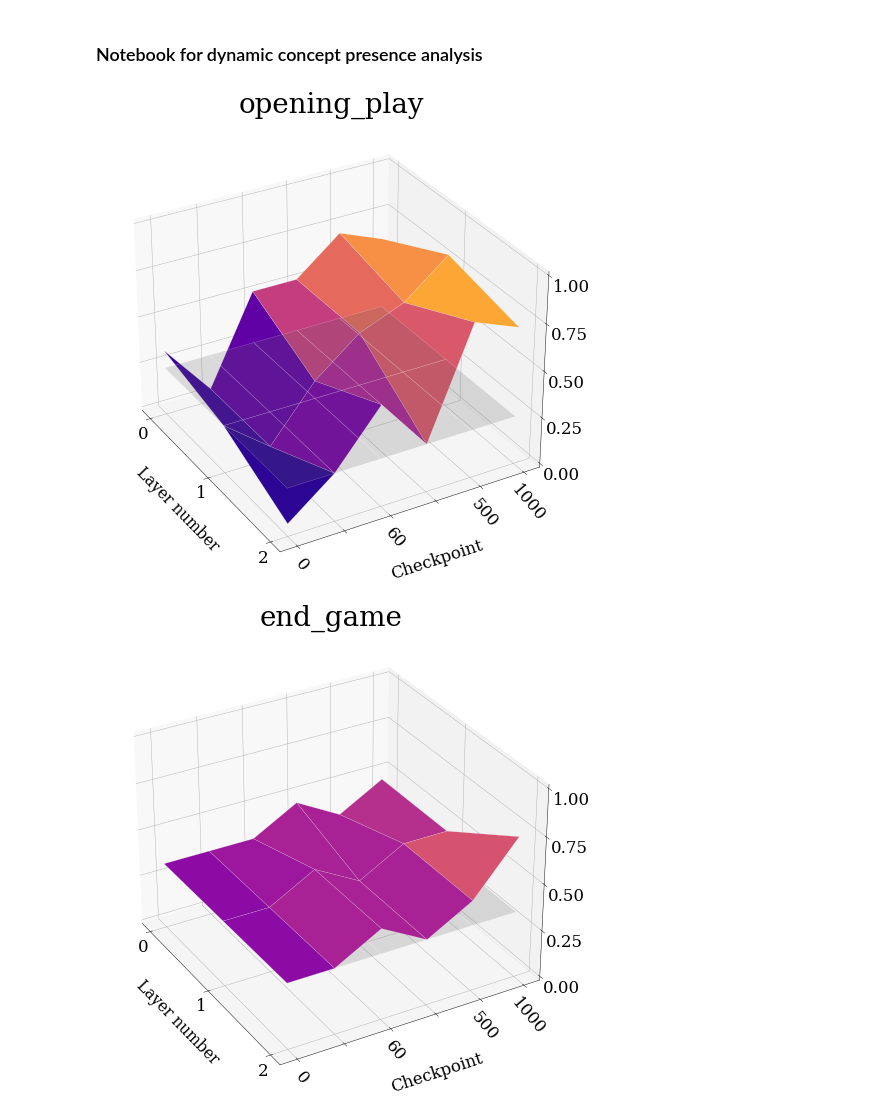
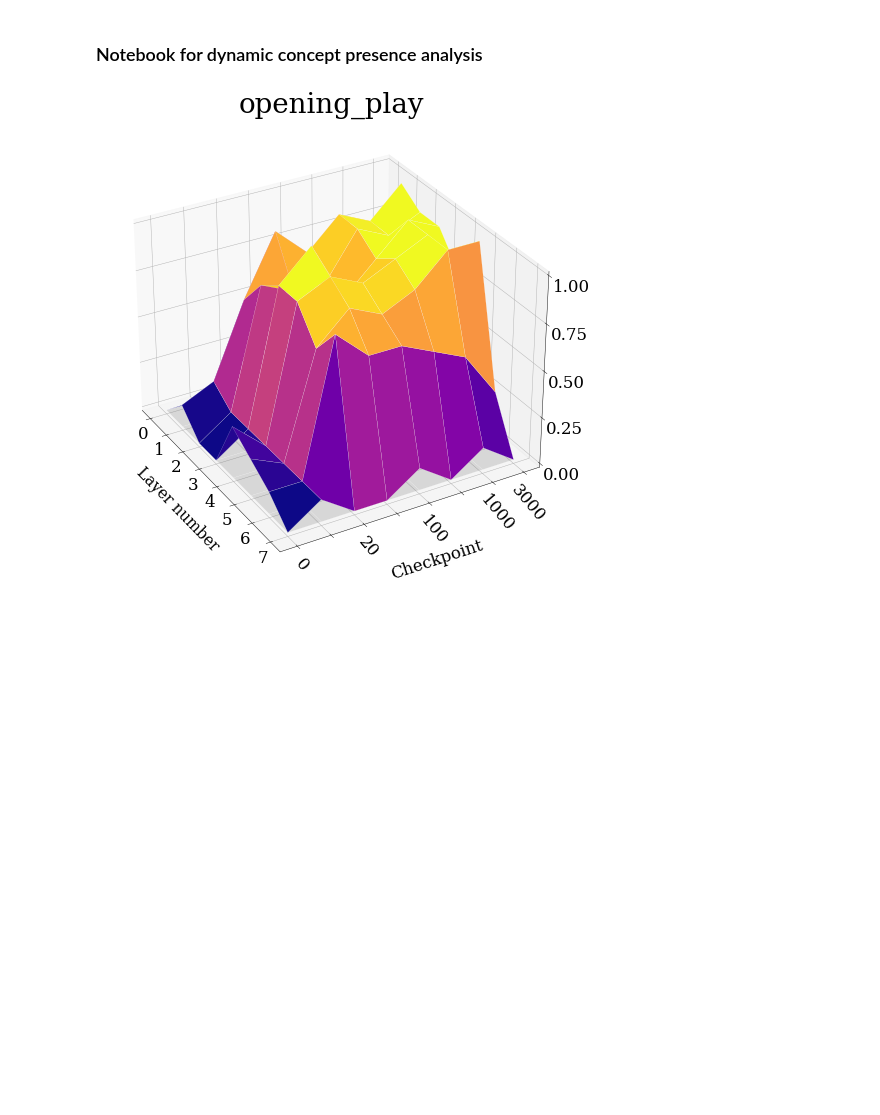
Before and after one commit to erikssommer/xai-concept-methods-drl, a Jupyter notebook: notebooks/dynamic_concept_presence.ipynb, the cells around one changed output. Cells and saved outputs as stored; diff of their text form; code cells hidden in the pictures; blank space fills up the shorter version.

Commit message:
Plots from resnet activations and performance

```diff
--- a/notebooks/dynamic_concept_presence.ipynb
+++ b/notebooks/dynamic_concept_presence.ipynb
@@ -18,13 +18,15 @@ sys.path.append(os.path.abspath(os.path.join(os.path.pardir, 'src')))
 session_name = 'falcon'
 board_name = '5x5'
 
-levels = [10, 20, 60, 100, 500, 1000]
+levels = [0, 10, 20, 60, 100, 500, 1000, 3000]
 
-resnet = False
+resnet = True
 
 model_type = "resnet" if resnet else "convnet"
 
-dynamic_concepts = ['opening_play', 'end_game', 'life_and_death', "keep_initiative", 'ko_fight', 'invasion_and_reduction']
+#dynamic_concepts = ['opening_play', 'end_game', 'life_and_death', "keep_initiative", 'ko_fight', 'invasion_and_reduction']
+
+dynamic_concepts = ['opening_play']
 
 for concept in dynamic_concepts:
     # Input regression plot
@@ -94,32 +96,32 @@ for concept in dynamic_concepts:
     ax.set_title(concept, fontsize=50, pad=-20)
     ax.set_xlabel("Layer number", labelpad=30, fontsize=28, zorder=10)
     ax.set_ylabel("Checkpoint", labelpad=45, fontsize=30, zorder=10)
+    #ax.set_zlabel("Presence", labelpad=30, fontsize=30, zorder=10)
     plt.xticks(fontsize=30, rotation=0)
     plt.xticks(np.arange(z.shape[1]))
     plt.yticks(fontsize=30, rotation=-50)
     ax.tick_params('z', labelsize=30, pad=15, reset=True)
     fig.patch.set_facecolor("white")
 
     ax.zaxis.set_major_locator(LinearLocator(5))
 
     labels = levels.copy()
     labels[0] = 0
     plt.yticks(np.arange(len(levels)), labels)
     yticks = ax.yaxis.get_major_ticks()
     for i in range(1, len(labels), 2):
         yticks[i].label1.set_visible(False)
 
     yticks[-1].label1.set_visible(True)
     # A StrMethodFormatter is used automatically
     ax.zaxis.set_major_formatter('{x:.02f}')
     ax.view_init(30, -30)
 
 
     # Add legend to describe the surfaces
     # ax.legend([surf_1, surf_2], ["Input presence", "Concept presence"], loc='upper center', bbox_to_anchor=(0.5, -0.05), fancybox=True, shadow=True, ncol=2, fontsize=30)
 
     os.makedirs(f"plots/dynamic/{model_type}/{board_name}/{session_name}", exist_ok=True)
     plt.savefig(f"plots/dynamic/{model_type}/{board_name}/{session_name}/{concept}.png", transparent=False)
 # %% [output]
-[figure, old version]
+[figure, new version]
-[figure, removed]
```
Also changed, not shown: parts of 1 cell of this notebook, 2 other files.
